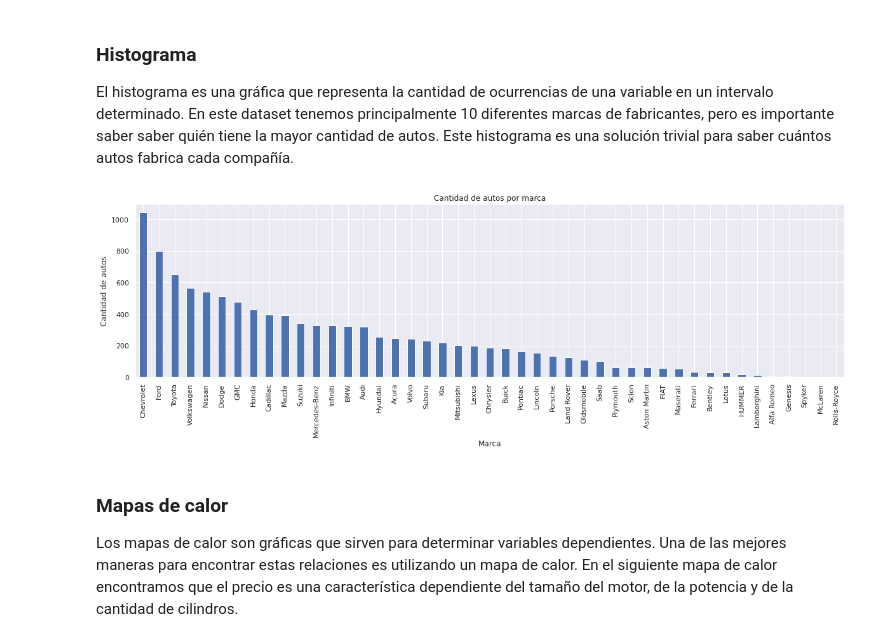
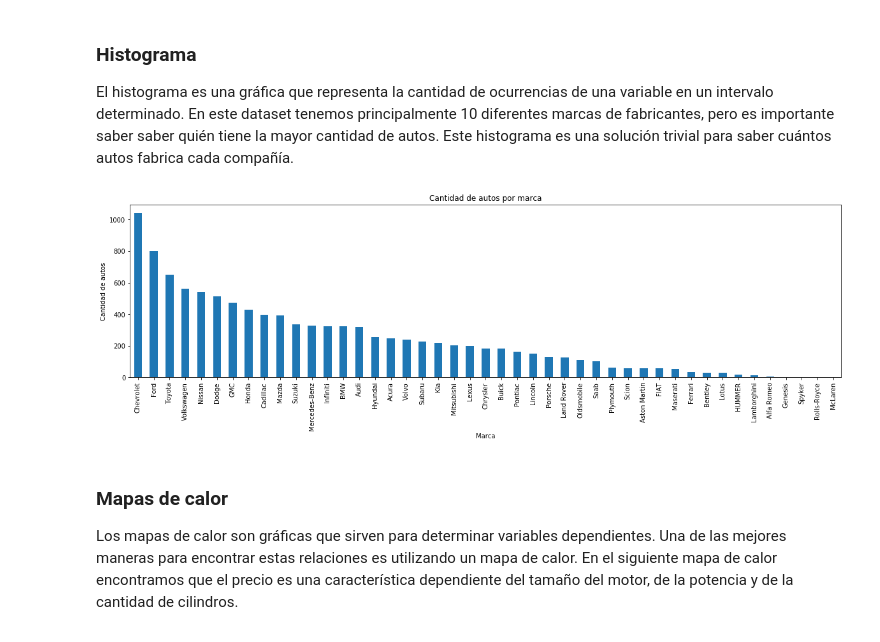
Before and after one commit to lecovi/dataschool-py3, a Jupyter notebook: analisis_exploratorio.ipynb, the cells around one changed output. Cells and saved outputs as stored; diff of their text form; code cells hidden in the pictures.

```diff
--- a/analisis_exploratorio.ipynb
+++ b/analisis_exploratorio.ipynb
@@ -26,4 +22,3 @@ import numpy as np
 import seaborn as sns                       #visualisation
 import matplotlib.pyplot as plt             #visualisation
 %matplotlib inline
-sns.set(color_codes=True)
@@ -413,8 +405,6 @@ Recortemos los outliers... por ejemplo, recortando entre 200 y el cuartil del 98
 # %%
-corte_inferior = 100
-corte_superior = df["Precio"].quantile(0.98)
+corte_inferior = 200
+corte_superior = df["Precio"].quantile(0.9)
 
 df = df[(df["Precio"] < corte_superior) & (df["Precio"] > corte_inferior)]
-
-sns.boxplot(x=df['Precio'])
 # %% [output]
@@ -427,12 +430,12 @@ sns.boxplot(x=df['Precio'])
 
 El histograma es una gráfica que representa la cantidad de ocurrencias de una variable en un intervalo determinado. En este dataset tenemos principalmente 10 diferentes marcas de fabricantes, pero es importante saber saber quién tiene la mayor cantidad de autos. Este histograma es una solución trivial para saber cuántos autos fabrica cada compañía.
 # %%
-df.Make.value_counts().plot(kind='bar', figsize=(20,5))
+df["Make"].value_counts().plot(kind='bar', figsize=(20,5))
 plt.title("Cantidad de autos por marca")
 plt.ylabel('Cantidad de autos')
 plt.xlabel('Marca');
 # %% [output]
-[figure, old version]
+[figure, new version]
 # %% [markdown]
 ### Mapas de calor
 
```
Also changed, not shown: parts of 28 cells of this notebook, 1 other file.
